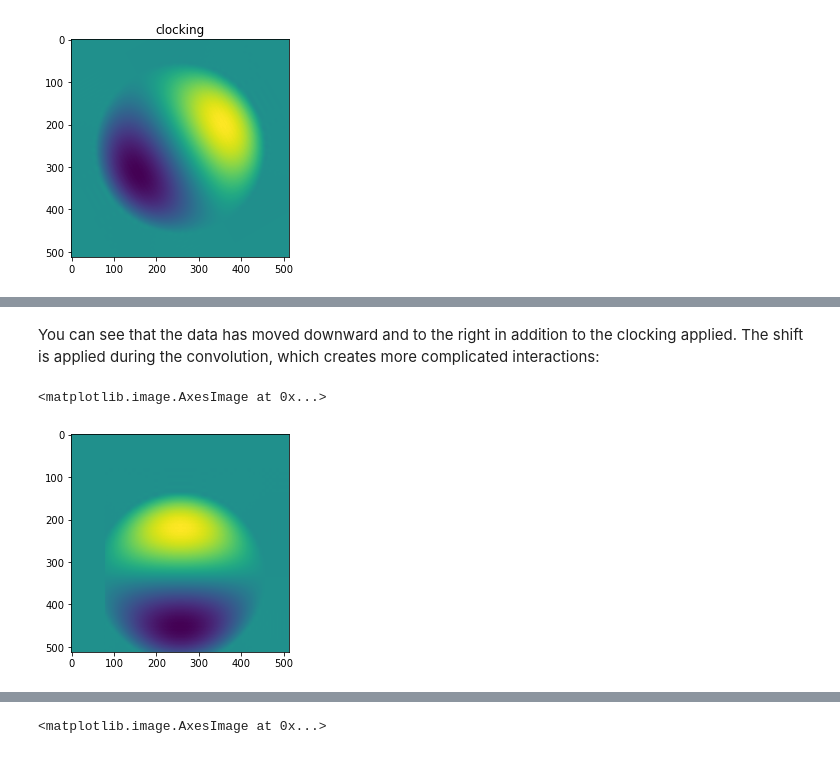
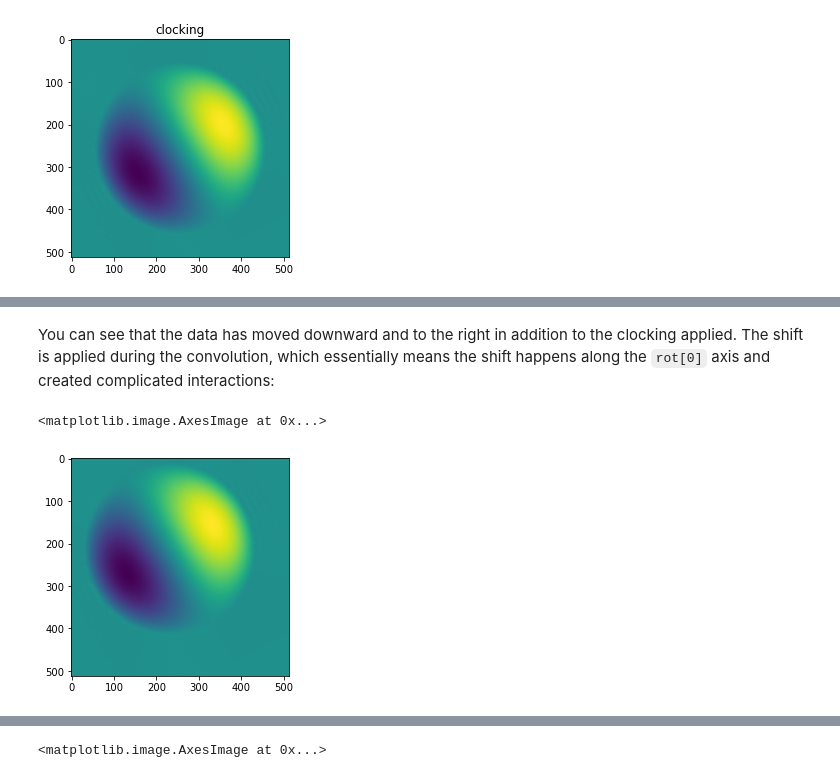
Before and after one commit to brandondube/prysm, a Jupyter notebook: docs/source/explanation/Deformable Mirrors.ipynb, the cells around one changed output, grey strips where cells are left out. Cells and saved outputs as stored; diff of their text form; code cells hidden in the pictures.

```diff
--- a/docs/source/explanation/Deformable Mirrors.ipynb
+++ b/docs/source/explanation/Deformable Mirrors.ipynb
@@ -169,9 +149,9 @@ plt.imshow(dm2.render(False))
 # %% [markdown]
-You can see that the data has moved downward and to the right in addition to the clocking applied.  The shift is applied during the convolution, which creates more complicated interactions:
+You can see that the data has moved downward and to the right in addition to the clocking applied.  The shift is applied during the convolution, which essentially means the shift happens along the `rot[0]` axis and created complicated interactions:
 # %%
-dm2 = DM(x-5, y, influence_func, nact, samples_per_act, rot=(90,0,0), shift=(0,-5))
+dm2 = DM(influence_func, nact, samples_per_act, rot=(30,0,0), shift=(0,-50))
 dm2.actuators[:] = mode
 plt.imshow(dm2.render(False))
 # %% [output]
 <matplotlib.image.AxesImage at 0x...>
-[figure, old version]
+[figure, new version]
```
Also changed, not shown: parts of 14 cells of this notebook, 1 other file.
